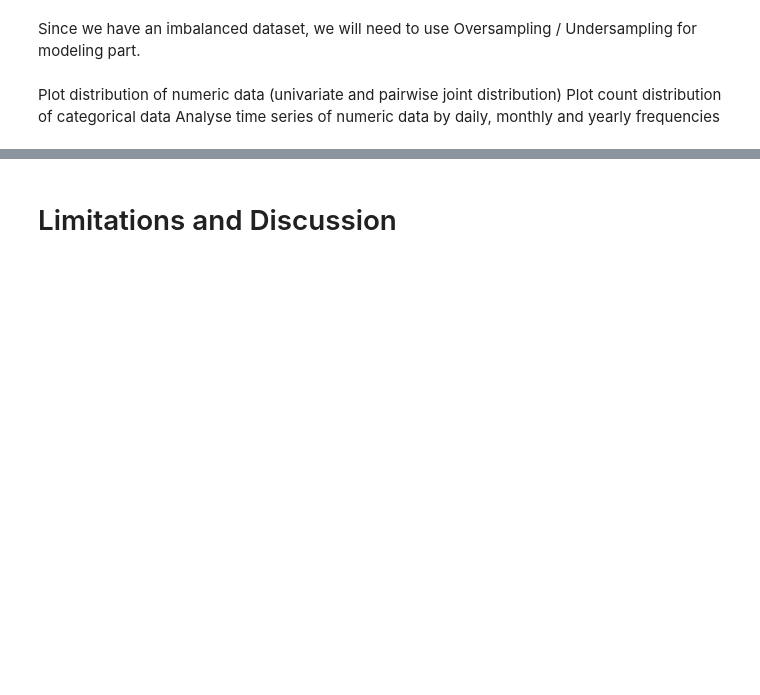
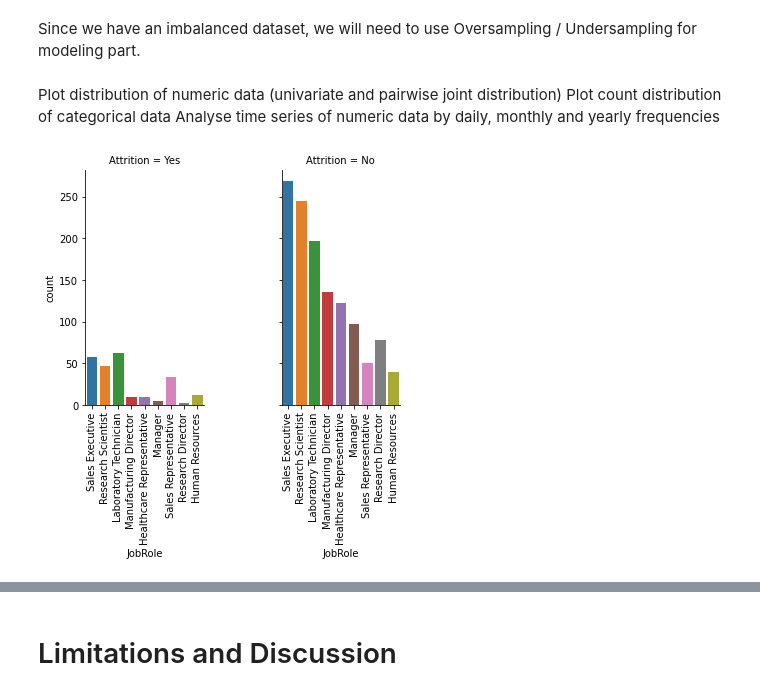
Before and after one commit to vita-levytska/HR-Analytics, a Jupyter notebook: HR-Analytics.ipynb, the cells around one changed output, grey strips where cells are left out. Drawn from its saved outputs; the diff is of its cells as text; code cells hidden in the pictures; blank space fills up the shorter version.

Commit message:
Added new plots

```diff
--- a/HR-Analytics.ipynb
+++ b/HR-Analytics.ipynb
@@ -163,0 +159,13 @@ for col in df.columns:
+# %%
+def plot_cat_vars(cat_var, df, cat_var_hue):
+    g = sns.catplot(x=cat_var, col="Attrition", hue=cat_var_hue,
+                data=df, kind="count",
+                height=4, aspect=.7)
+    for axes in g.axes.flat:
+        _ = axes.set_xticklabels(axes.get_xticklabels(), rotation=90)
+# %%
+df["age_group"] = pd.cut(x=df['Age'], bins=[0,20,30,40,50,60], labels=["under 20","20-30","30-40","40-50","50-60"])
+# %%
+plot_cat_vars("JobRole",df)
+# %% [output]
+[figure, added]
```
Also changed, not shown: parts of 42 cells of this notebook.
